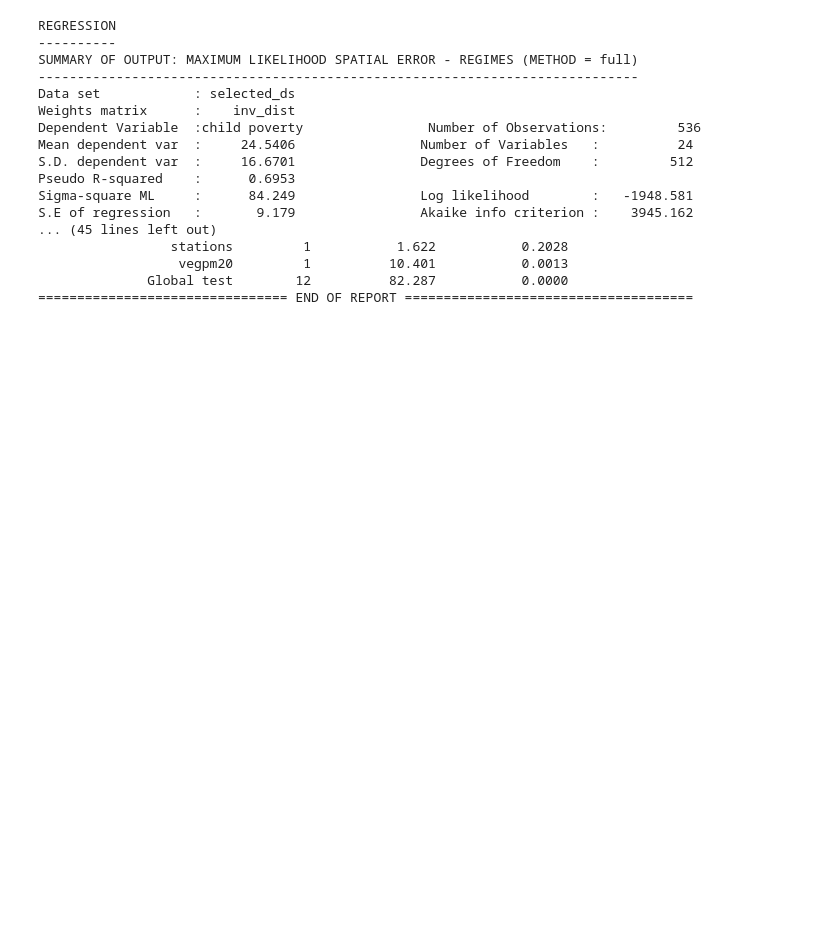
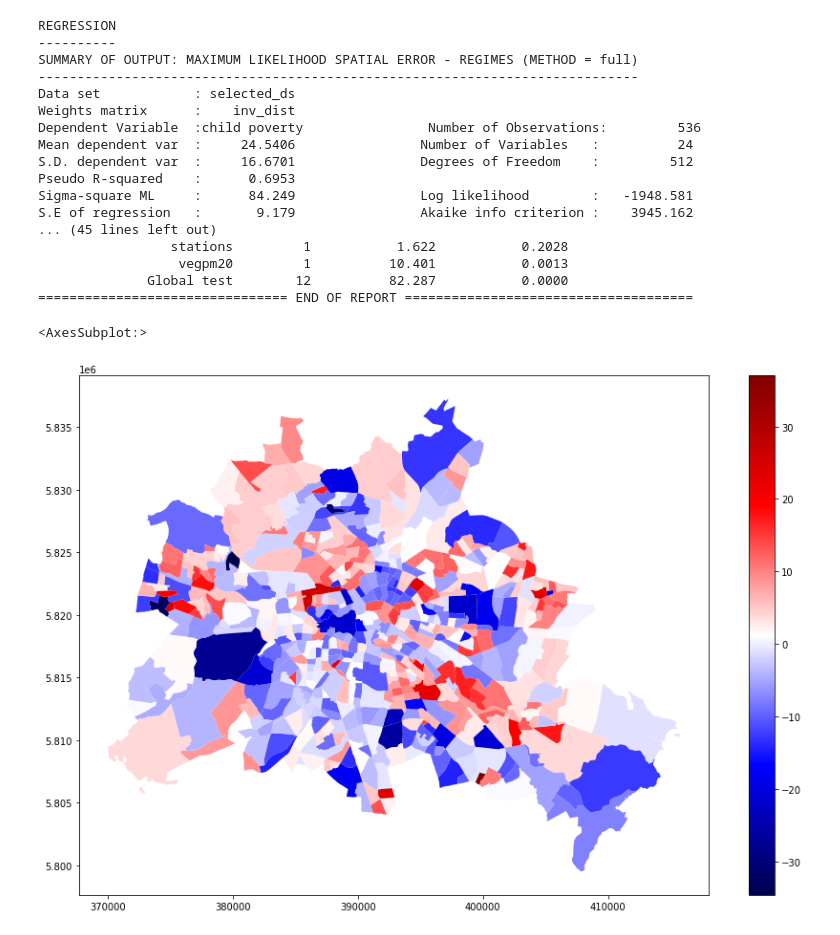
Before and after one commit to Safiaaaaa/YouthInTheCity, a Jupyter notebook: notebooks/safia-error-model.ipynb, the cells around one changed output. Saved outputs shown, nothing was run; the diff lists cells and outputs as text; code cells hidden in the pictures; blank space fills up the shorter version.

```diff
--- a/notebooks/safia-error-model.ipynb
+++ b/notebooks/safia-error-model.ipynb
@@ -134,3 +128,12 @@ S.E of regression   :       9.179                Akaike info criterion :    3945
                   vegpm20         1          10.401           0.0013
               Global test        12          82.287           0.0000
 ================================ END OF REPORT =====================================
+# %%
+# Adding a resituals column to sample dataframe
+df['residuals_mlerror_reg'] = mlerror_regimes.u
+
+# plotting residuals - red = underestimation, blue = overestimation
+df.plot('residuals_mlerror_reg', figsize=(15,10), cmap= 'seismic', legend=True)
+# %% [output]
+<AxesSubplot:>
+[figure, added]
```
Also changed, not shown: parts of 5 cells of this notebook, 5 other files.
